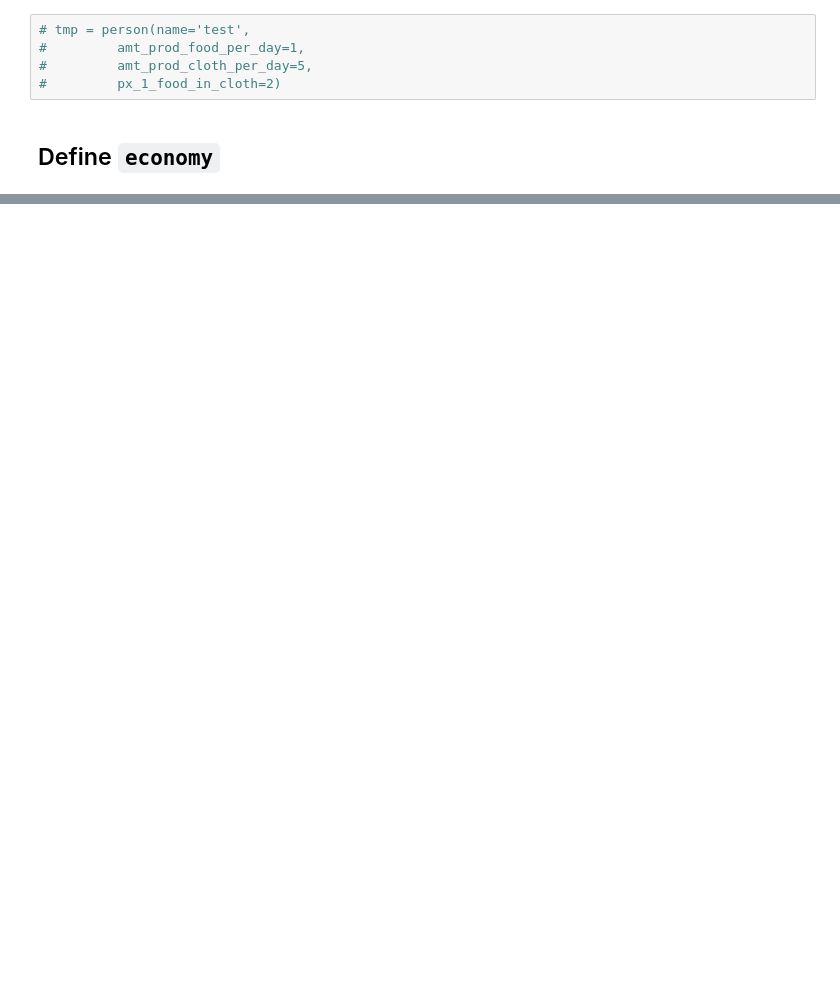
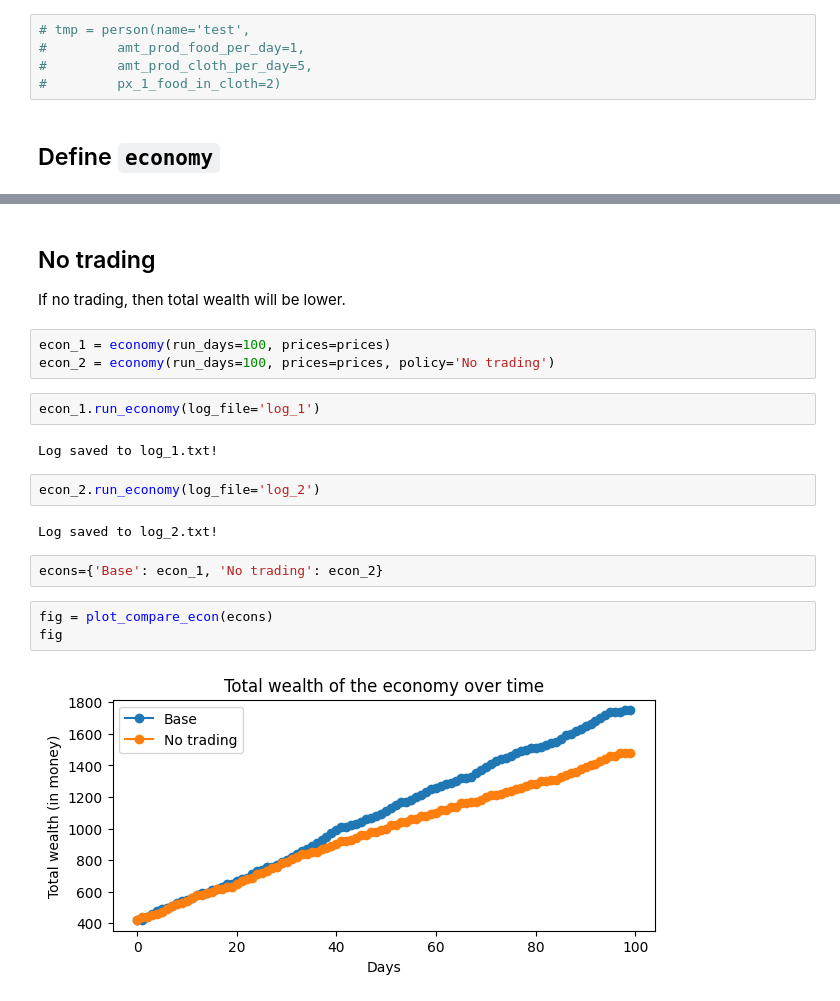
Before and after one commit to ywang89/economy_simulator, a Jupyter notebook: main.ipynb, the cells around one changed output, grey strips where cells are left out. Cells and saved outputs as stored; diff of their text form; blank space fills up the shorter version.

Commit message:
add trading policy

```diff
--- a/main.ipynb
+++ b/main.ipynb
@@ -335,0 +340,22 @@ plot_person(econ.carpenter)
+# %% [markdown]
+## No trading
+
+If no trading, then total wealth will be lower.
+# %%
+econ_1 = economy(run_days=100, prices=prices)
+econ_2 = economy(run_days=100, prices=prices, policy='No trading')
+# %%
+econ_1.run_economy(log_file='log_1')
+# %% [output]
+Log saved to log_1.txt!
+# %%
+econ_2.run_economy(log_file='log_2')
+# %% [output]
+Log saved to log_2.txt!
+# %%
+econs={'Base': econ_1, 'No trading': econ_2}
+# %%
+fig = plot_compare_econ(econs)
+fig
+# %% [output]
+[figure, added]
```
Also changed, not shown: parts of 12 cells of this notebook, 2 other files.
